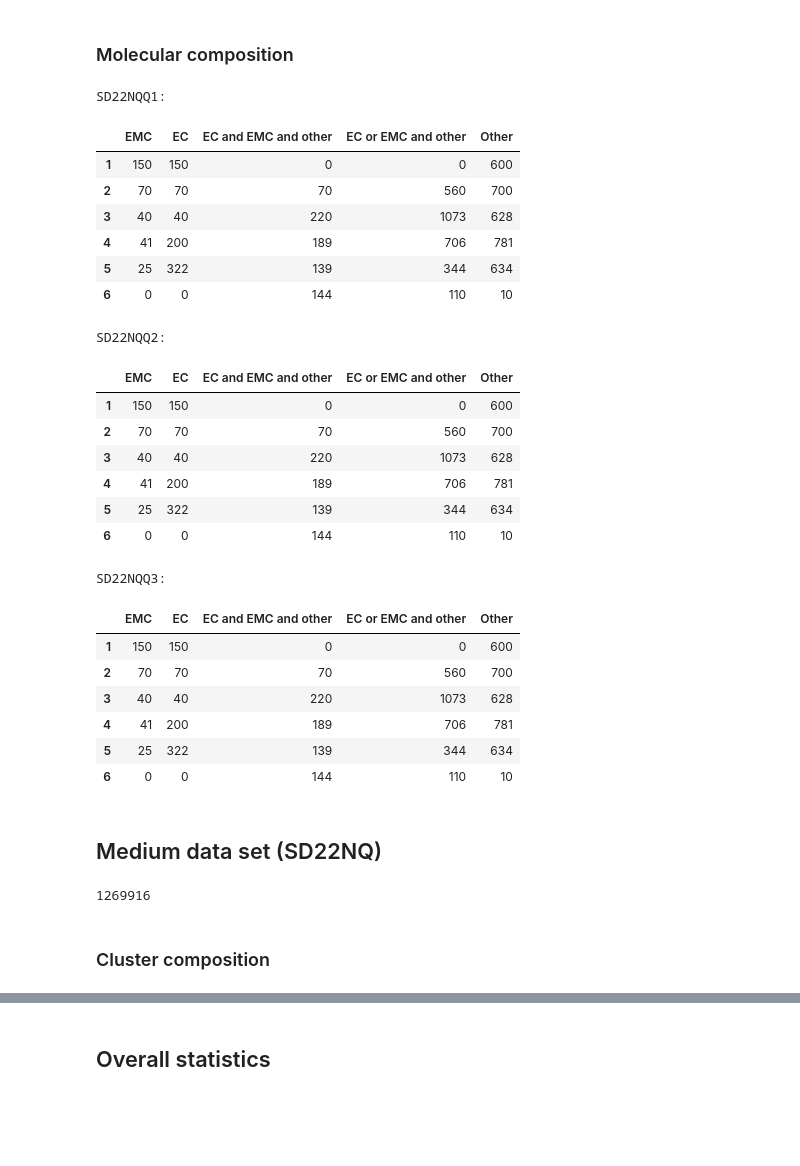
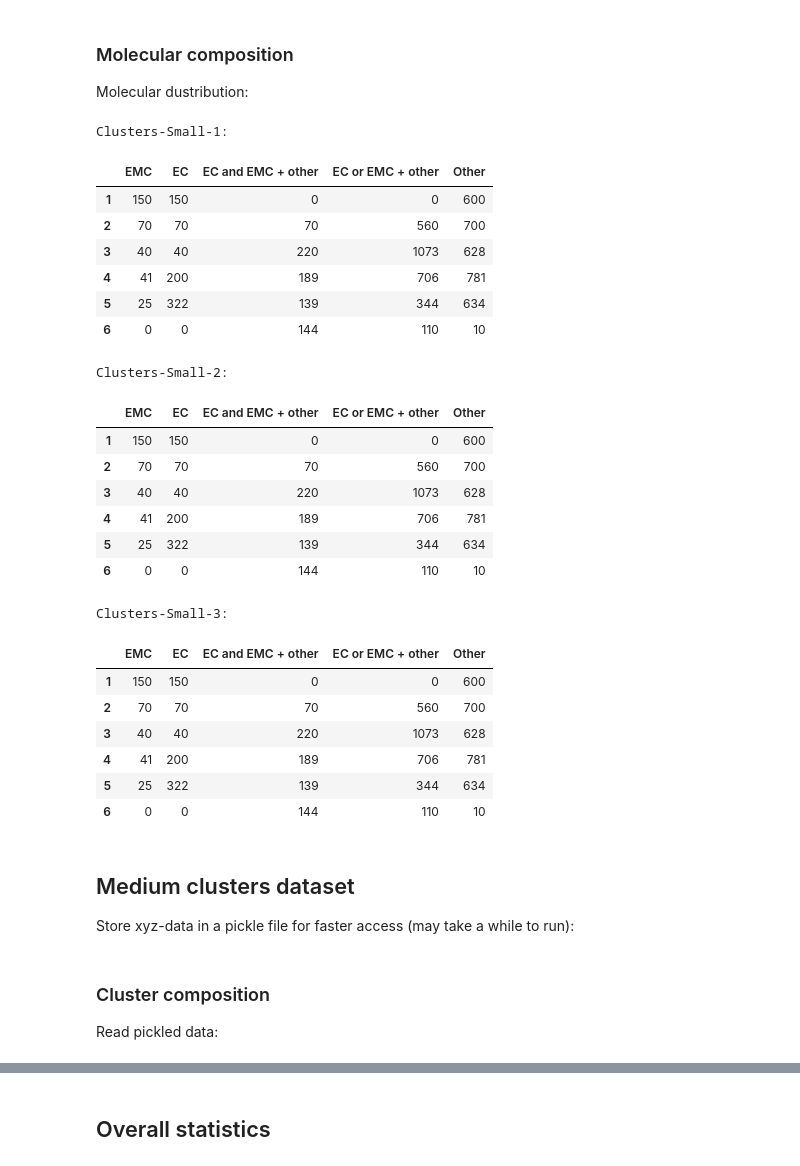
Before and after one commit to viktorsvahn/Limits_of_cluster_MLIPs, a Jupyter notebook: SD_statistics.ipynb, the cells around one changed output, grey strips where cells are left out. Cells and saved outputs as stored; diff of their text form; code cells hidden in the pictures; blank space fills up the shorter version.

```diff
--- a/SD_statistics.ipynb
+++ b/SD_statistics.ipynb
@@ -33,13 +877,15 @@ static_path = '../publication/static_tests/'
 # %%
 import pickle
 from ase.io import read
+from pathlib import Path
 
-pkl_name = './SD22NQQ_xyz.pkl'
+if not Path(small_pkl).exists():
+    clusters_small_1 = read(f'{path}Clusters-Small/wB97XD3/SEED1/DSET1/training/SD22NQQ1_wB97XD3BJ_Psi4.xyz', '3:') # first three structures are single atoms
+    clusters_small_2 = read(f'{path}Clusters-Small/wB97XD3/SEED1/DSET2/training/SD22NQQ2_wB97XD3BJ_Psi4.xyz', '3:') # first three structures are single atoms
+    clusters_small_3 = read(f'{path}Clusters-Small/wB97XD3/SEED1/DSET3/training/SD22NQQ3_wB97XD3BJ_Psi4.xyz', '3:') # first three structures are single atoms
 
-SD22NQQ1 = read(f'{static_path}/SDN22NQQ/wB97X/SEED1/DSET1/train_data/SD22NQQ1_wB97XD3BJ_Psi4.xyz', '3:') # first three structures are single atoms
-SD22NQQ2 = read(f'{static_path}/SDN22NQQ/wB97X/SEED1/DSET2/train_data/SD22NQQ2_wB97XD3BJ_Psi4.xyz', '3:') # first three structures are single atoms
-SD22NQQ3 = read(f'{static_path}/SDN22NQQ/wB97X/SEED1/DSET3/train_data/SD22NQQ3_wB97XD3BJ_Psi4.xyz', '3:') # first three structures are single atoms
+    xyz_dict = {'Clusters-Small-1':clusters_small_1, 'Clusters-Small-2':clusters_small_2, 'Clusters-Small-3':clusters_small_3}
+    with open(small_pkl, 'wb') as f:
+        pickle.dump(xyz_dict, f)
 
-xyz_dict = {'SD22NQQ1':SD22NQQ1, 'SD22NQQ2':SD22NQQ2, 'SD22NQQ3':SD22NQQ3}
-with open(pkl_name, 'wb') as f:
-    pickle.dump(xyz_dict, f)
+    num_atoms_small = sum([len(a.numbers) for a in clusters_small_1])
@@ -53,17 +895,5 @@ print(num_atoms_small)
 # %%
 import pickle
 
-pkl_name = './SD22NQQ_xyz.pkl'
-
-with open(pkl_name, 'rb') as f:
-    SD22NQQ_dict = pickle.load(f)
-
-SD22NQQ1_stats = np.histogram(np.array([at.info['Nmols'] for at in SD22NQQ_dict['SD22NQQ1']]), [1,2,3,4,5,6,7])[0]
-SD22NQQ2_stats = np.histogram(np.array([at.info['Nmols'] for at in SD22NQQ_dict['SD22NQQ2']]), [1,2,3,4,5,6,7])[0]
-SD22NQQ3_stats = np.histogram(np.array([at.info['Nmols'] for at in SD22NQQ_dict['SD22NQQ3']]), [1,2,3,4,5,6,7])[0]
-SD22NQQ_stats_dict = {'SD22NQQ1':SD22NQQ1_stats, 'SD22NQQ2':SD22NQQ2_stats, 'SD22NQQ3':SD22NQQ3_stats}
-
-SD22NQQ_stats_df = pd.DataFrame(SD22NQQ_stats_dict)
-SD22NQQ_stats_df.index.name = 'Cluster size, $N_\\text{mols}$'
-SD22NQQ_stats_df.index += 1
-SD22NQQ_stats_df
+with open(small_pkl, 'rb') as f:
+    clusters_small_dict = pickle.load(f)
@@ -90,14 +921,15 @@ dtype: int64
 # %% [markdown]
 ### Molecular composition
+Molecular dustribution:
 # %%
-data = 'SD22NQQ1'
+data = 'Clusters-Small-1'
 print(f'{data}:')
-comp = hf.collect_comp(SD22NQQ_dict[data])
-SD22NQQ1_comp_flat = hf.flatten_comp(comp)
-SD22NQQ1_comp_flat
+comp = collect_comp(clusters_small_dict[data])
+clusters_small_1_comp = flatten_comp(comp)
+clusters_small_1_comp
 # %% [output]
-SD22NQQ1:
+Clusters-Small-1:
-|  | EMC | EC | EC and EMC and other | EC or EMC and other | Other |
+|  | EMC | EC | EC and EMC + other | EC or EMC + other | Other |
 | 1 | 150 | 150 | 0 | 0 | 600 |
 | 2 | 70 | 70 | 70 | 560 | 700 |
 | 3 | 40 | 40 | 220 | 1073 | 628 |
@@ -105,14 +937,14 @@ SD22NQQ1:
 | 5 | 25 | 322 | 139 | 344 | 634 |
 | 6 | 0 | 0 | 144 | 110 | 10 |
 # %%
-data = 'SD22NQQ2'
+data = 'Clusters-Small-2'
 print(f'{data}:')
-comp = hf.collect_comp(SD22NQQ_dict[data])
-SD22NQQ1_comp_flat = hf.flatten_comp(comp)
-SD22NQQ1_comp_flat
+comp = collect_comp(clusters_small_dict[data])
+clusters_small_2_comp = flatten_comp(comp)
+clusters_small_2_comp
 # %% [output]
-SD22NQQ2:
+Clusters-Small-2:
-|  | EMC | EC | EC and EMC and other | EC or EMC and other | Other |
+|  | EMC | EC | EC and EMC + other | EC or EMC + other | Other |
 | 1 | 150 | 150 | 0 | 0 | 600 |
 | 2 | 70 | 70 | 70 | 560 | 700 |
 | 3 | 40 | 40 | 220 | 1073 | 628 |
@@ -120,14 +952,14 @@ SD22NQQ2:
 | 5 | 25 | 322 | 139 | 344 | 634 |
 | 6 | 0 | 0 | 144 | 110 | 10 |
 # %%
-data = 'SD22NQQ3'
+data = 'Clusters-Small-3'
 print(f'{data}:')
-comp = hf.collect_comp(SD22NQQ_dict[data])
-SD22NQQ1_comp_flat = hf.flatten_comp(comp)
-SD22NQQ1_comp_flat
+comp = collect_comp(clusters_small_dict[data])
+clusters_small_3_comp = flatten_comp(comp)
+clusters_small_3_comp
 # %% [output]
-SD22NQQ3:
+Clusters-Small-3:
-|  | EMC | EC | EC and EMC and other | EC or EMC and other | Other |
+|  | EMC | EC | EC and EMC + other | EC or EMC + other | Other |
 | 1 | 150 | 150 | 0 | 0 | 600 |
 | 2 | 70 | 70 | 70 | 560 | 700 |
 | 3 | 40 | 40 | 220 | 1073 | 628 |
@@ -135,4 +967,5 @@ SD22NQQ3:
 | 5 | 25 | 322 | 139 | 344 | 634 |
 | 6 | 0 | 0 | 144 | 110 | 10 |
 # %% [markdown]
-## Medium data set (SD22NQ)
+## Medium clusters dataset
+Store xyz-data in a pickle file for faster access (may take a while to run):
@@ -152,5 +971,0 @@ with open(pkl_name, 'wb') as f:
-# %%
-num_atoms_medium = sum([len(a.numbers) for a in SD22NQ1])
-print(num_atoms_medium)
-# %% [output]
-1269916
@@ -157,2 +987,3 @@ print(num_atoms_medium)
 # %% [markdown]
 ### Cluster composition
+Read pickled data:
```
Also changed, not shown: parts of 68 cells of this notebook, 9 other files.
